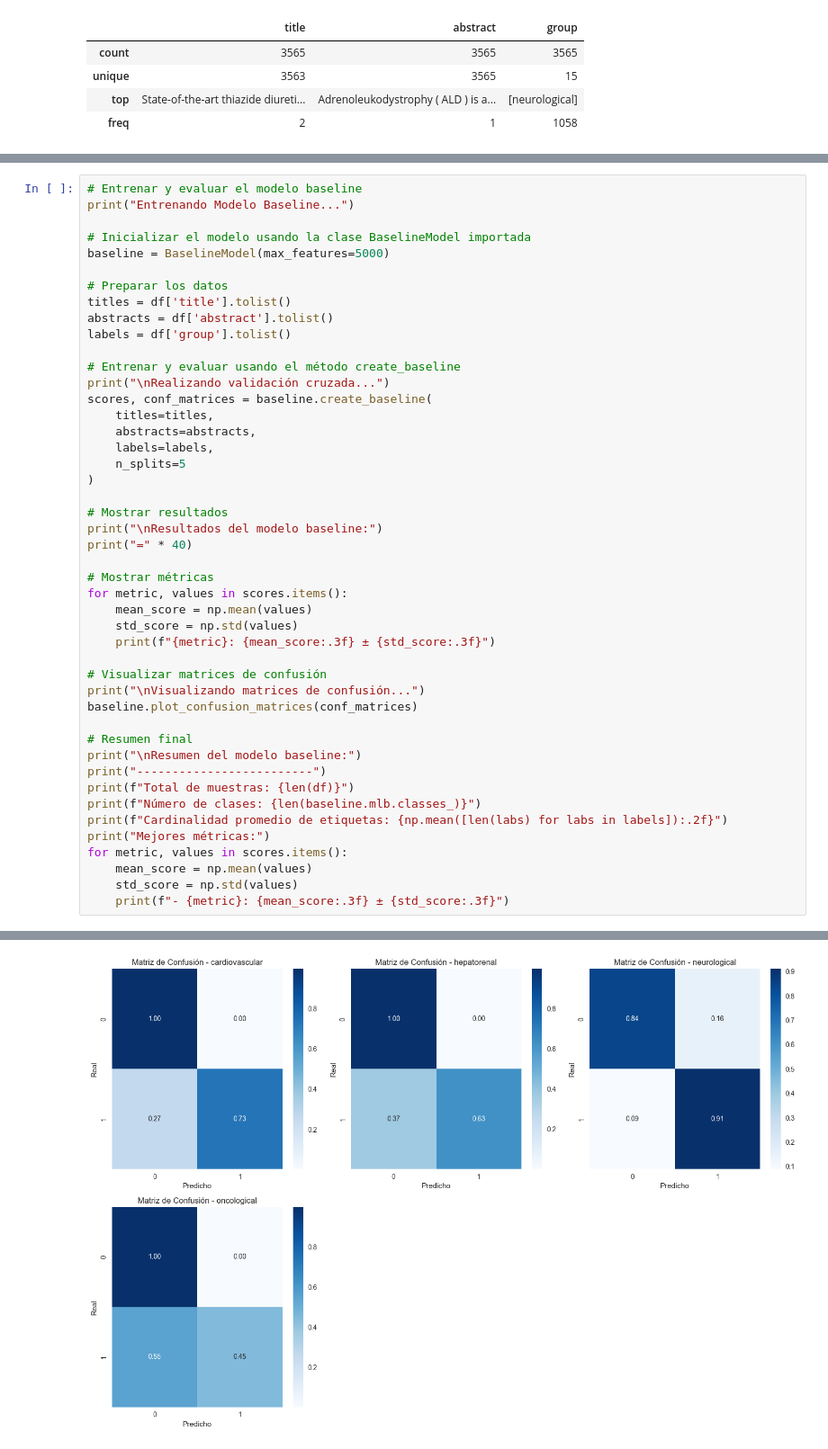
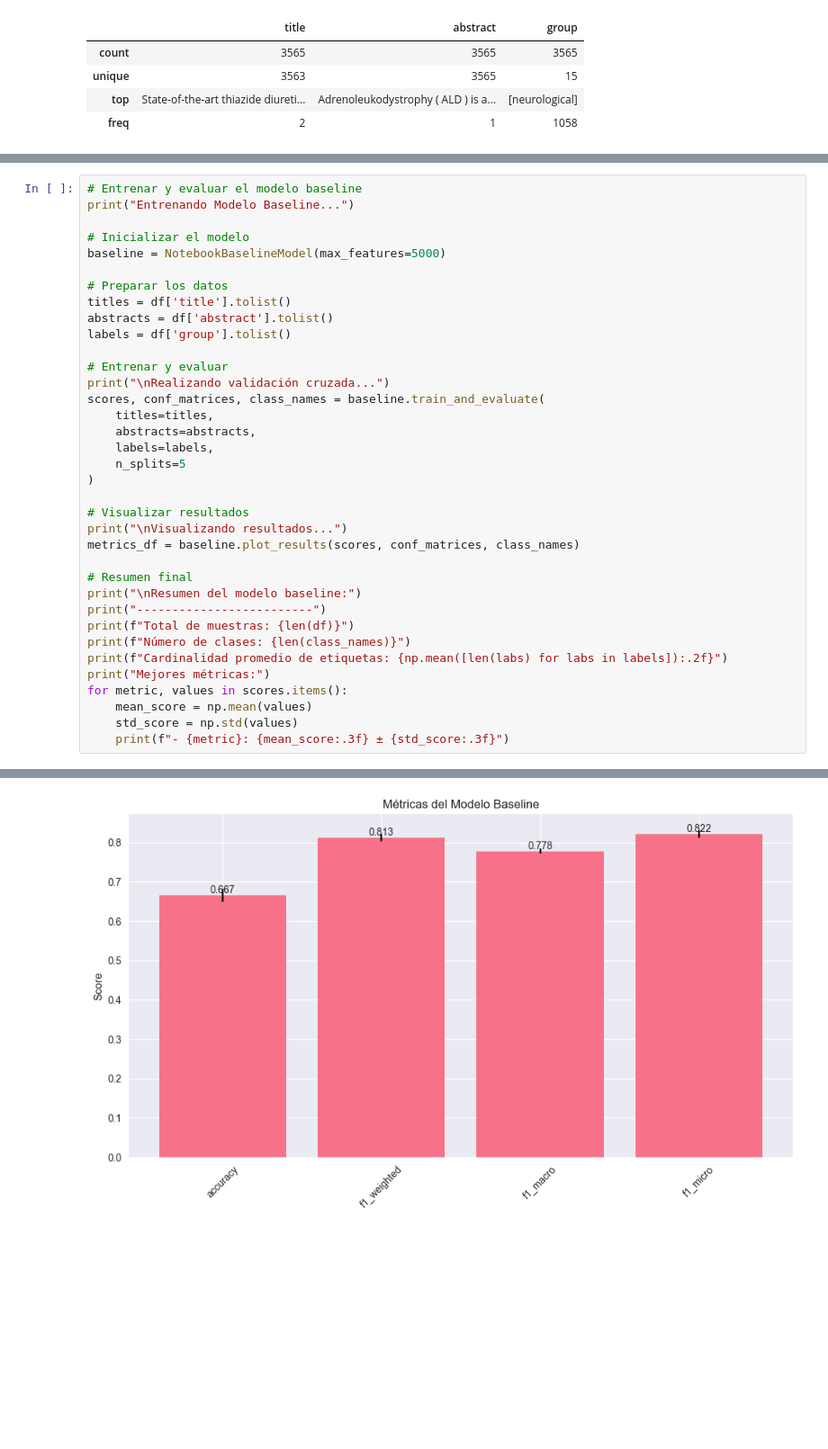
Before and after one commit to JhojanRop/T1-data-hack, a Jupyter notebook: notebooks/1_eda_baseline.ipynb, the cells around one changed output, grey strips where cells are left out. Shown at 90% size. Cells and saved outputs as stored; diff of their text form; blank space fills up the shorter version.

```diff
--- a/notebooks/1_eda_baseline.ipynb
+++ b/notebooks/1_eda_baseline.ipynb
@@ -247,42 +366,32 @@ Co-ocurrencias más frecuentes:
 # Entrenar y evaluar el modelo baseline
 print("Entrenando Modelo Baseline...")
 
-# Inicializar el modelo usando la clase BaselineModel importada
-baseline = BaselineModel(max_features=5000)
+# Inicializar el modelo
+baseline = NotebookBaselineModel(max_features=5000)
 
 # Preparar los datos
 titles = df['title'].tolist()
 abstracts = df['abstract'].tolist()
 labels = df['group'].tolist()
 
-# Entrenar y evaluar usando el método create_baseline
+# Entrenar y evaluar
 print("\nRealizando validación cruzada...")
-scores, conf_matrices = baseline.create_baseline(
+scores, conf_matrices, class_names = baseline.train_and_evaluate(
     titles=titles,
     abstracts=abstracts,
     labels=labels,
     n_splits=5
 )
 
-# Mostrar resultados
-print("\nResultados del modelo baseline:")
-print("=" * 40)
-
-# Mostrar métricas
-for metric, values in scores.items():
-    mean_score = np.mean(values)
-    std_score = np.std(values)
-    print(f"{metric}: {mean_score:.3f} ± {std_score:.3f}")
-
-# Visualizar matrices de confusión
-print("\nVisualizando matrices de confusión...")
-baseline.plot_confusion_matrices(conf_matrices)
+# Visualizar resultados
+print("\nVisualizando resultados...")
+metrics_df = baseline.plot_results(scores, conf_matrices, class_names)
 
 # Resumen final
 print("\nResumen del modelo baseline:")
 print("-------------------------")
 print(f"Total de muestras: {len(df)}")
-print(f"Número de clases: {len(baseline.mlb.classes_)}")
+print(f"Número de clases: {len(class_names)}")
 print(f"Cardinalidad promedio de etiquetas: {np.mean([len(labs) for labs in labels]):.2f}")
 print("Mejores métricas:")
 for metric, values in scores.items():
@@ -310 +419 @@ Visualizando matrices de confusión...
-[figure, old version]
+[figure, new version]
```
Also changed, not shown: parts of 6 cells of this notebook, 1 other file.
